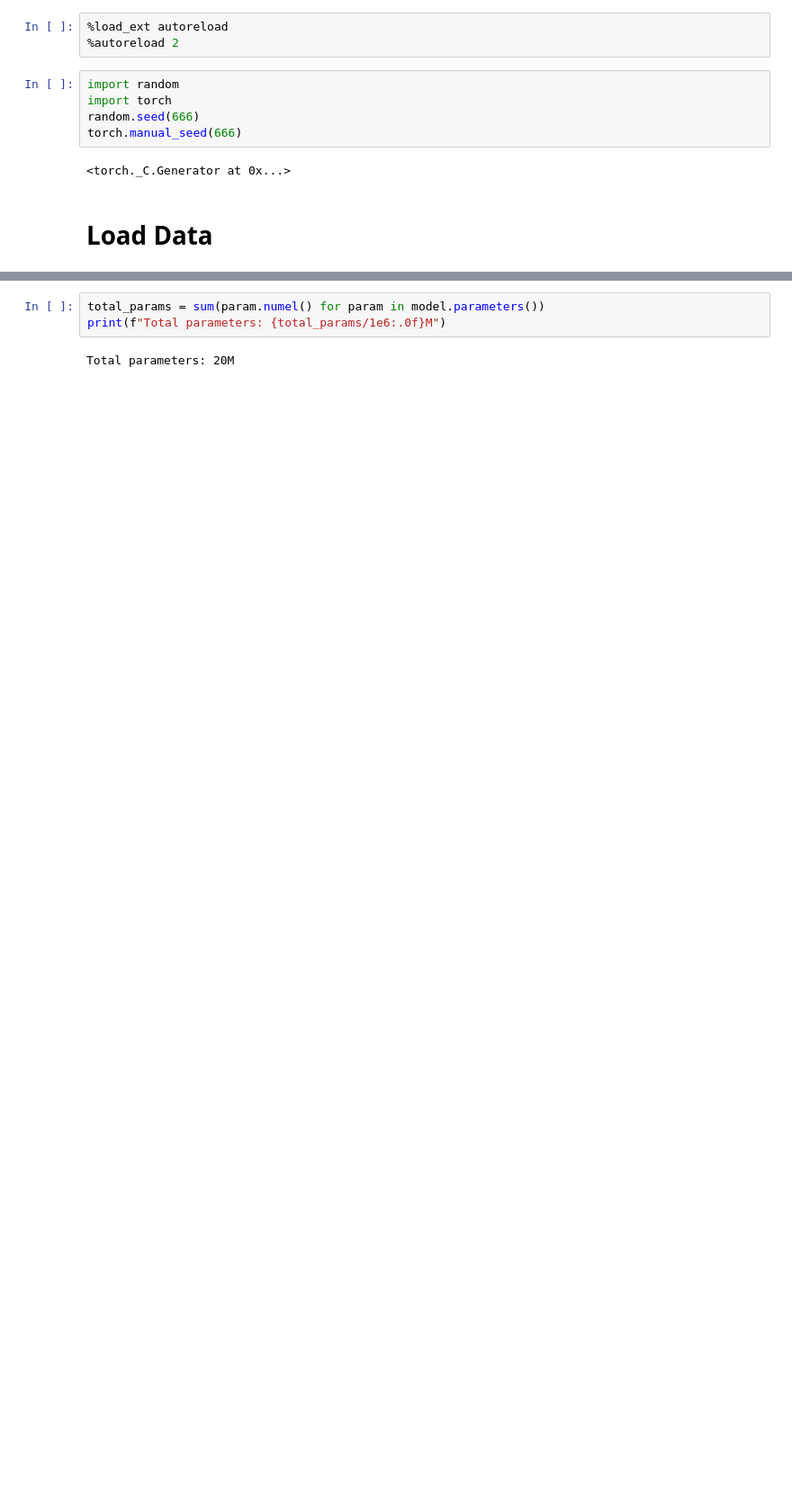
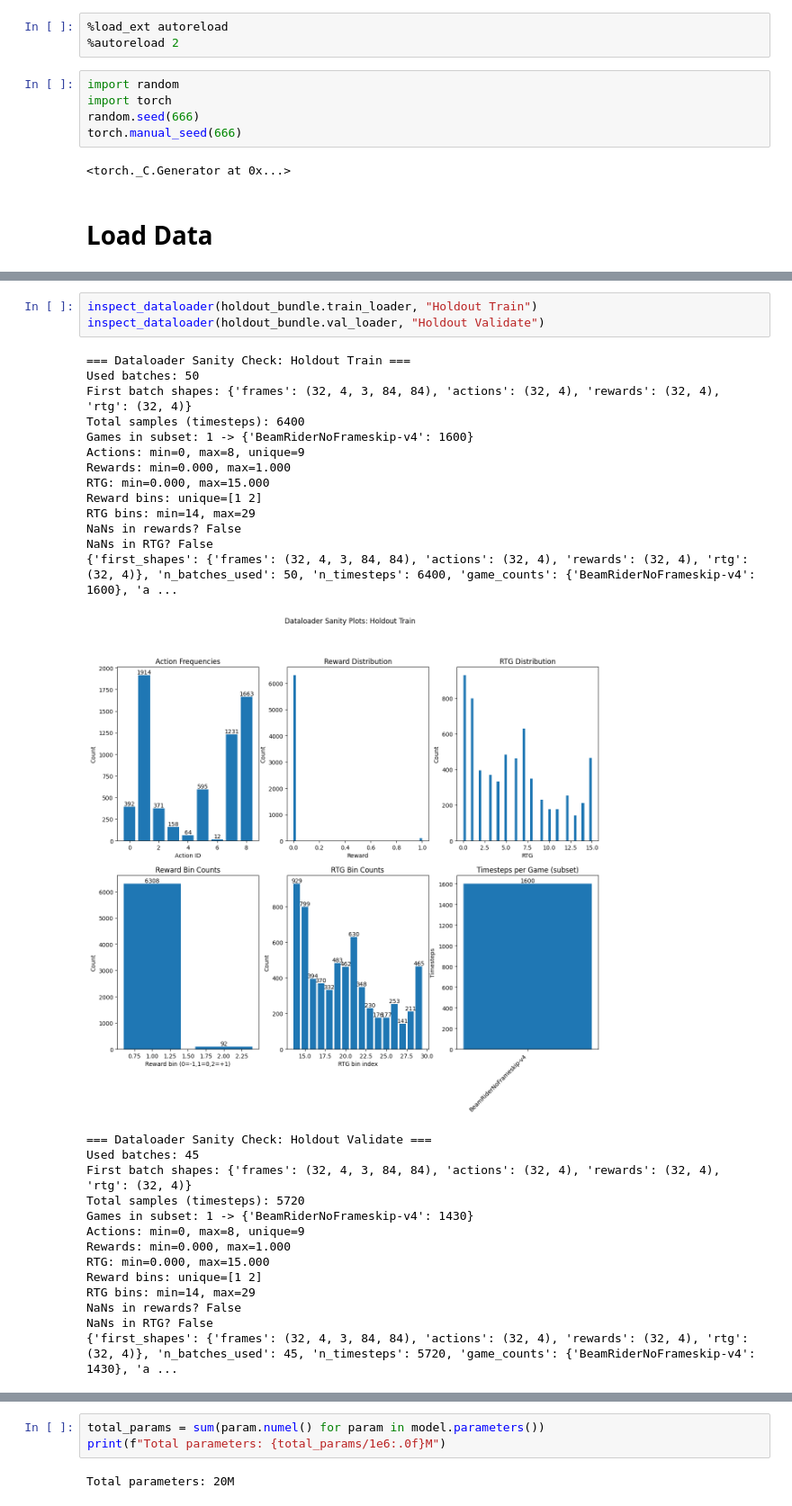
Before and after one commit to IdanReed/AtariDeepLearning, a Jupyter notebook: _model.ipynb, the cells around one changed output, grey strips where cells are left out. Shown at 90% size. Drawn from its saved outputs; the diff is of its cells as text; blank space fills up the shorter version.

```diff
--- a/_model.ipynb
+++ b/_model.ipynb
@@ -83,0 +99,31 @@ NaNs in RTG? False
+# %%
+inspect_dataloader(holdout_bundle.train_loader, "Holdout Train")
+inspect_dataloader(holdout_bundle.val_loader, "Holdout Validate")
+# %% [output]
+=== Dataloader Sanity Check: Holdout Train ===
+Used batches: 50
+First batch shapes: {'frames': (32, 4, 3, 84, 84), 'actions': (32, 4), 'rewards': (32, 4), 'rtg': (32, 4)}
+Total samples (timesteps): 6400
+Games in subset: 1 -> {'BeamRiderNoFrameskip-v4': 1600}
+Actions: min=0, max=8, unique=9
+Rewards: min=0.000, max=1.000
+RTG: min=0.000, max=15.000
+Reward bins: unique=[1 2]
+RTG bins: min=14, max=29
+NaNs in rewards? False
+NaNs in RTG? False
+{'first_shapes': {'frames': (32, 4, 3, 84, 84), 'actions': (32, 4), 'rewards': (32, 4), 'rtg': (32, 4)}, 'n_batches_used': 50, 'n_timesteps': 6400, 'game_counts': {'BeamRiderNoFrameskip-v4': 1600}, 'a ...
+[figure, added]
+=== Dataloader Sanity Check: Holdout Validate ===
+Used batches: 45
+First batch shapes: {'frames': (32, 4, 3, 84, 84), 'actions': (32, 4), 'rewards': (32, 4), 'rtg': (32, 4)}
+Total samples (timesteps): 5720
+Games in subset: 1 -> {'BeamRiderNoFrameskip-v4': 1430}
+Actions: min=0, max=8, unique=9
+Rewards: min=0.000, max=1.000
+RTG: min=0.000, max=15.000
+Reward bins: unique=[1 2]
+RTG bins: min=14, max=29
+NaNs in rewards? False
+NaNs in RTG? False
+{'first_shapes': {'frames': (32, 4, 3, 84, 84), 'actions': (32, 4), 'rewards': (32, 4), 'rtg': (32, 4)}, 'n_batches_used': 45, 'n_timesteps': 5720, 'game_counts': {'BeamRiderNoFrameskip-v4': 1430}, 'a ...
```
Also changed, not shown: parts of 16 cells of this notebook, 3 other files.
